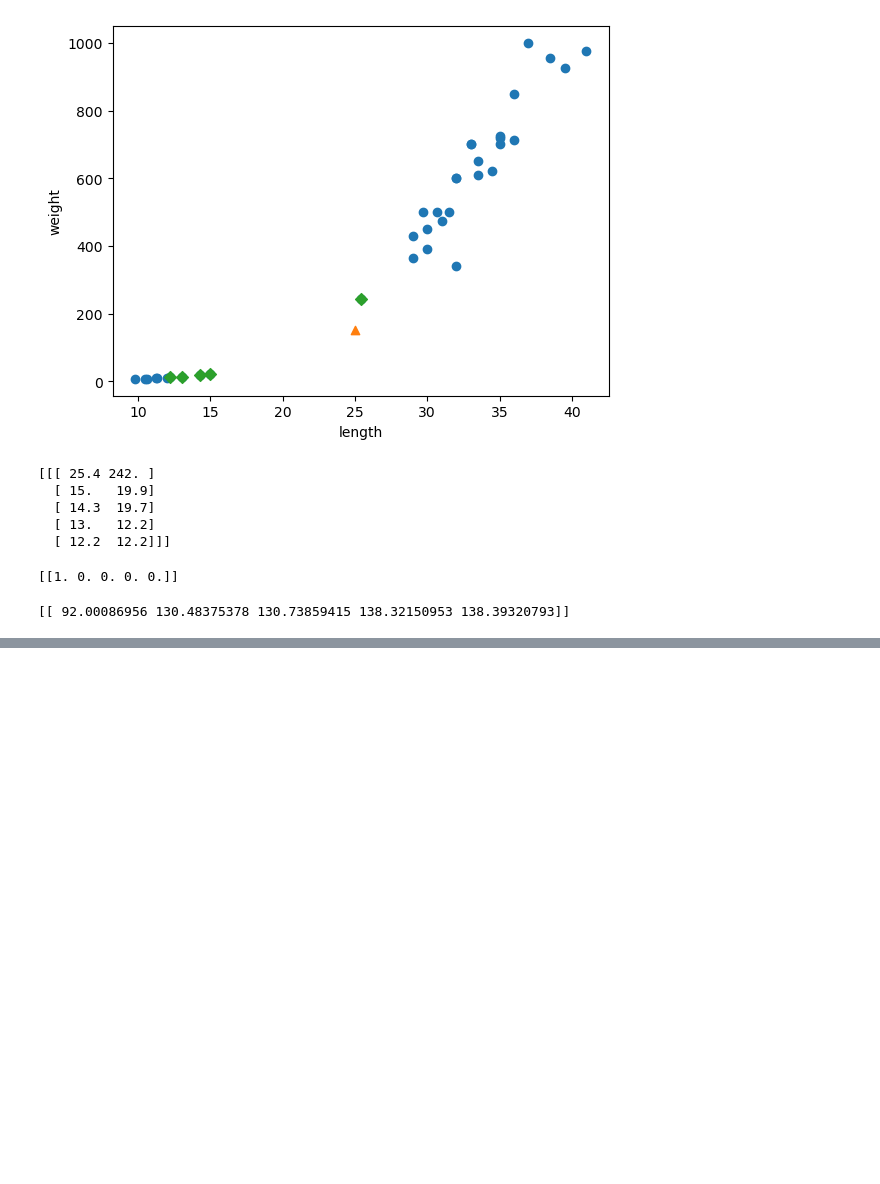
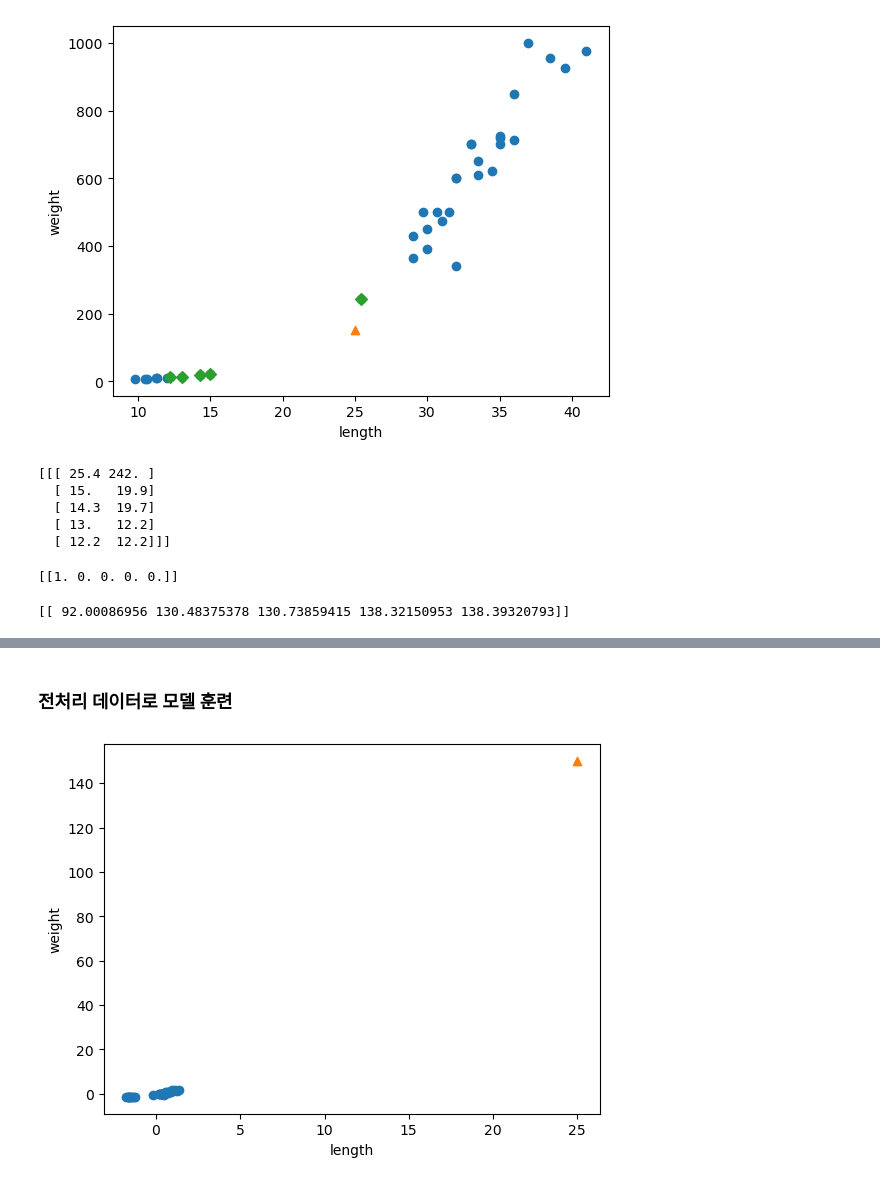
Before and after one commit to 240711AIBigData/Machine_Deep_learning, a Jupyter notebook: 02/BreamAndSmelt.ipynb, the cells around one changed output, grey strips where cells are left out. Drawn from its saved outputs; the diff is of its cells as text; code cells hidden in the pictures; blank space fills up the shorter version.

```diff
--- a/02/BreamAndSmelt.ipynb
+++ b/02/BreamAndSmelt.ipynb
@@ -350,0 +370,11 @@ print(distances)
+# %% [markdown]
+### 전처리 데이터로 모델 훈련
+# %%
+# 산점도
+plt.scatter(train_scaled[:, 0], train_scaled[:, 1])
+plt.scatter(25, 150, marker='^')
+plt.xlabel('length')
+plt.ylabel('weight')
+plt.show()
+# %% [output]
+[figure, added]
```
Also changed, not shown: parts of 5 cells of this notebook.
